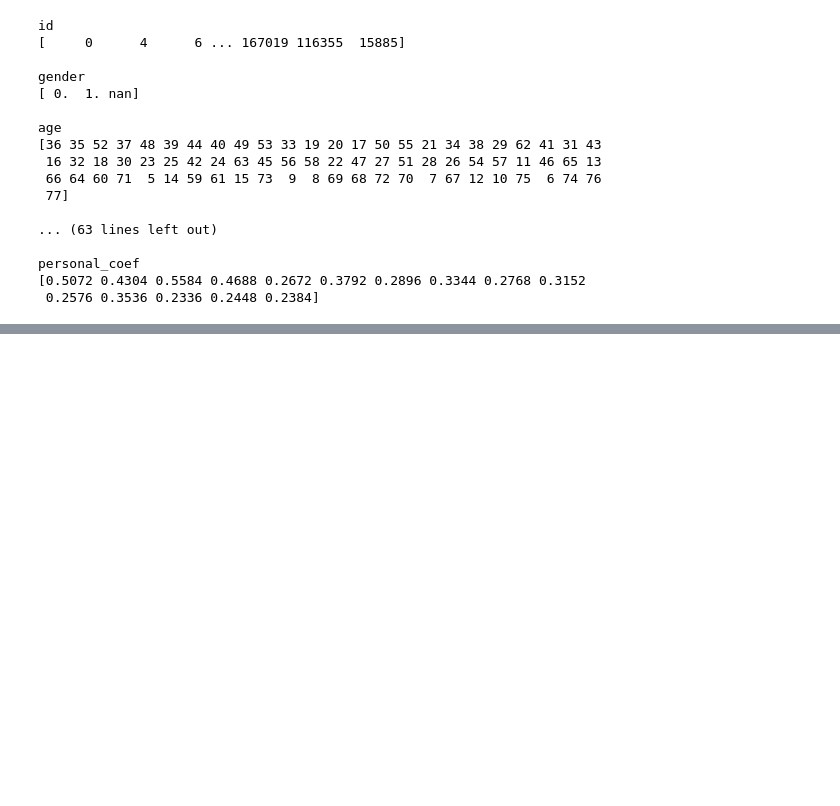
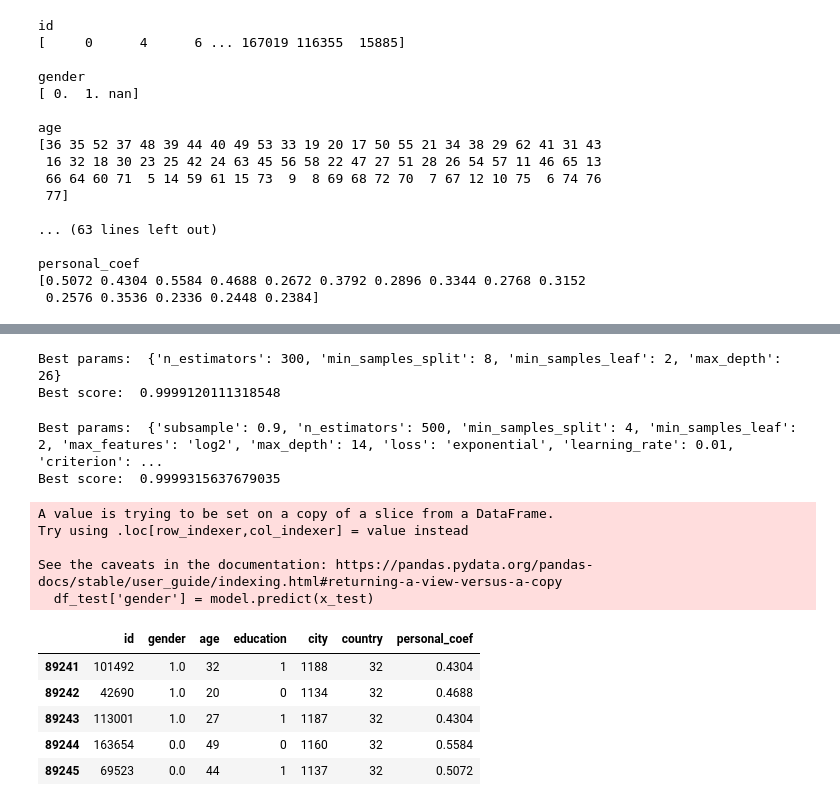
Before and after one commit to Dimayo/sporting_store, a Jupyter notebook: research.ipynb, the cells around one changed output, grey strips where cells are left out. Drawn from its saved outputs; the diff is of its cells as text; code cells hidden in the pictures; blank space fills up the shorter version.

```diff
--- a/research.ipynb
+++ b/research.ipynb
@@ -188,0 +210,59 @@ personal_coef
+# %%
+kf = StratifiedKFold(n_splits=3, shuffle=True, random_state=42)
+
+rfc = RandomForestClassifier()
+gbc = GradientBoostingClassifier()
+# %%
+params = {'n_estimators' : [300, 500, 700],
+          'max_depth': np.arange(10, 60, 4),
+          'min_samples_leaf': np.arange(1, 10, 1),
+          'min_samples_split': np.arange(2, 20, 2)}
+
+rs = RandomizedSearchCV(rfc, params, cv=kf, scoring='f1', n_jobs=-1, error_score='raise')
+rs.fit(x_train, y_train)
+
+print('Best params: ', rs.best_params_)
+print('Best score: ', rs.best_score_)
+# %% [output]
+Best params:  {'n_estimators': 300, 'min_samples_split': 8, 'min_samples_leaf': 2, 'max_depth': 26}
+Best score:  0.9999120111318548
+# %%
+params = {"loss":["log_loss", "exponential"],
+          "learning_rate": [0.01,0.1,1,10,100],
+          'max_depth': np.arange(2, 60, 4),
+          'max_features': ['sqrt', 'log2', None],
+          'min_samples_leaf': np.arange(1, 10, 1),
+          'min_samples_split': np.arange(2, 20, 2),
+          "max_features":["log2","sqrt"],
+          "criterion": ["friedman_mse",  "squared_error"],
+          "subsample":np.arange(0.1, 1, 0.1),
+          "n_estimators":[100, 300, 500]}
+
+rs = RandomizedSearchCV(gbc, params, cv=kf, scoring='f1', n_jobs=-1, error_score='raise')
+rs.fit(x_train, y_train)
+
+print('Best params: ', rs.best_params_)
+print('Best score: ', rs.best_score_)
+# %% [output]
+Best params:  {'subsample': 0.9, 'n_estimators': 500, 'min_samples_split': 4, 'min_samples_leaf': 2, 'max_features': 'log2', 'max_depth': 14, 'loss': 'exponential', 'learning_rate': 0.01, 'criterion': ...
+Best score:  0.9999315637679035
+# %%
+model = GradientBoostingClassifier(subsample=0.9, n_estimators=500, min_samples_split=4, min_samples_leaf=2,
+                                   max_features='log2', max_depth=14, loss= 'exponential', learning_rate=0.01,
+                                   criterion='friedman_mse').fit(x_train, y_train)
+df_test['gender'] = model.predict(x_test)
+# %% [output]
+A value is trying to be set on a copy of a slice from a DataFrame.
+Try using .loc[row_indexer,col_indexer] = value instead
+
+See the caveats in the documentation: https://pandas.pydata.org/pandas-docs/stable/user_guide/indexing.html#returning-a-view-versus-a-copy
+  df_test['gender'] = model.predict(x_test)
+# %%
+df_test.head()
+# %% [output]
+|  | id | gender | age | education | city | country | personal_coef |
+| 89241 | 101492 | 1.0 | 32 | 1 | 1188 | 32 | 0.4304 |
+| 89242 | 42690 | 1.0 | 20 | 0 | 1134 | 32 | 0.4688 |
+| 89243 | 113001 | 1.0 | 27 | 1 | 1187 | 32 | 0.4304 |
+| 89244 | 163654 | 0.0 | 49 | 0 | 1160 | 32 | 0.5584 |
+| 89245 | 69523 | 0.0 | 44 | 1 | 1137 | 32 | 0.5072 |
```
Also changed, not shown: parts of 7 cells of this notebook.
